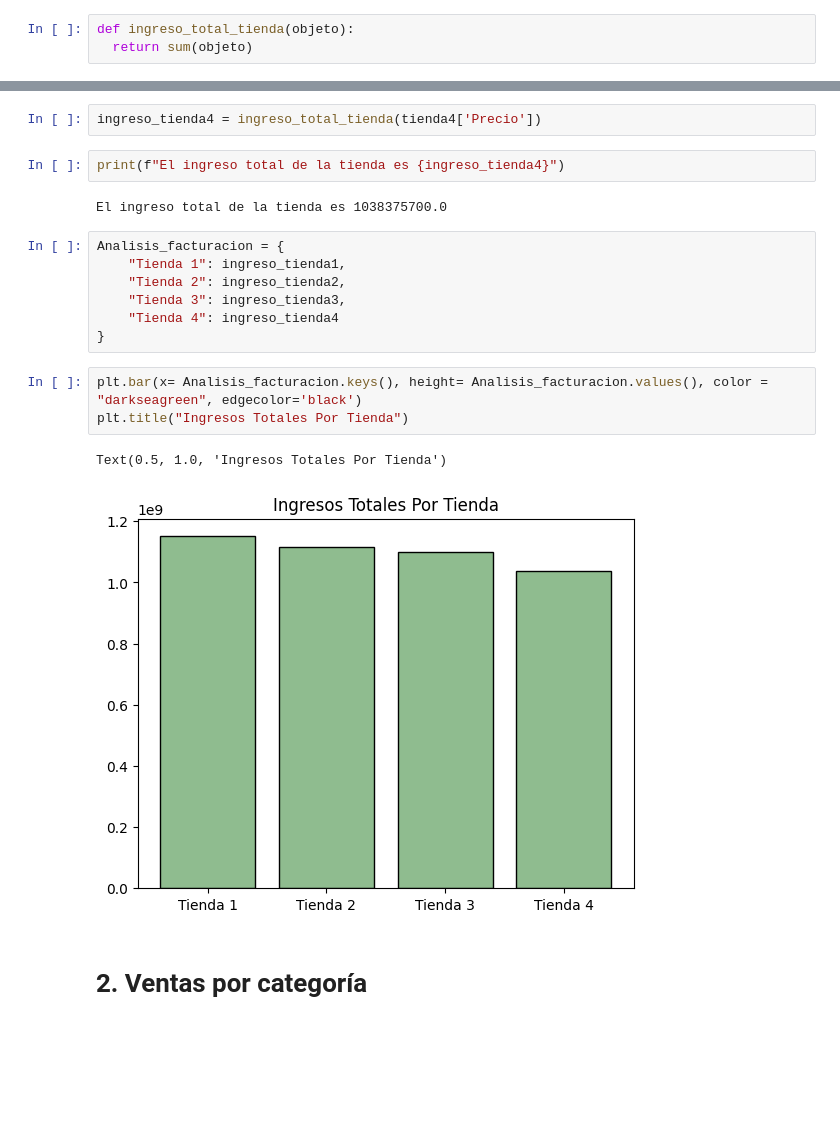
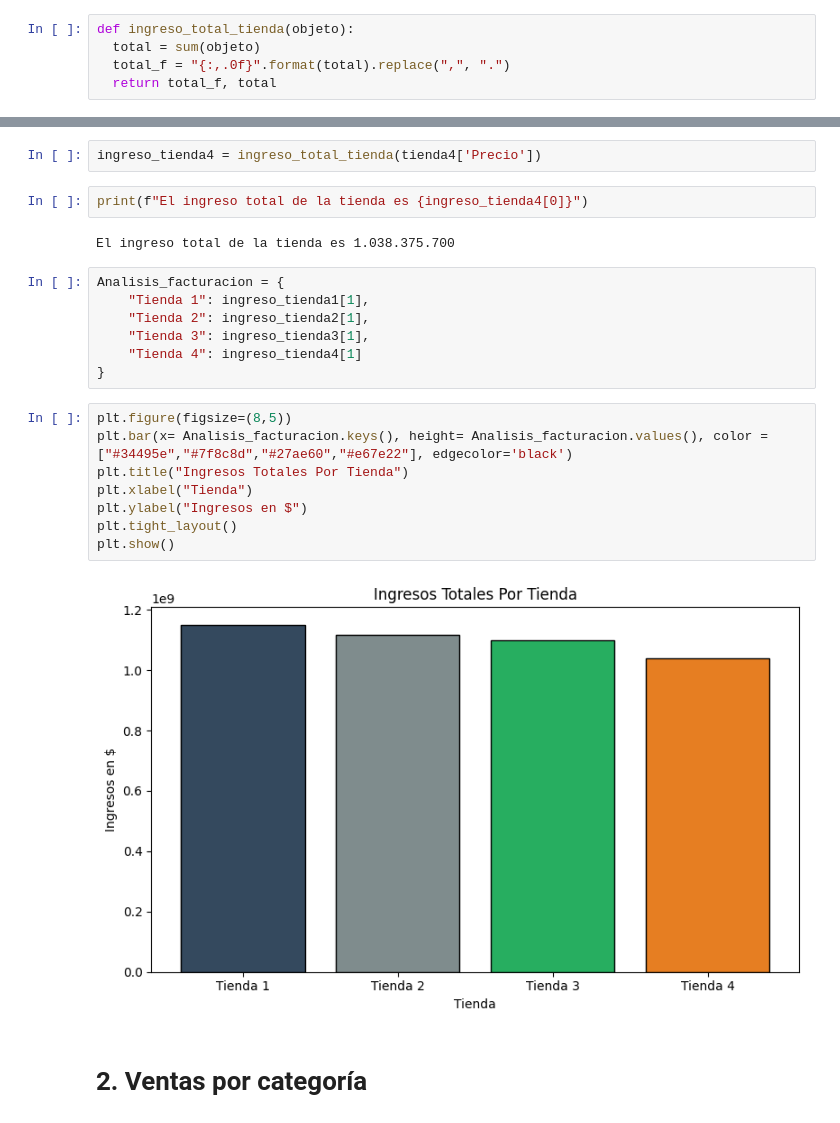
Before and after one commit to Caleb699-hub/challenge_alura_store, a Jupyter notebook: AluraStoreLatam.ipynb, the cells around one changed output, grey strips where cells are left out. Drawn from its saved outputs; the diff is of its cells as text; blank space fills up the shorter version.

```diff
--- a/AluraStoreLatam.ipynb
+++ b/AluraStoreLatam.ipynb
@@ -30,7 +30,9 @@ tienda.head()
 fUNCIÓN DE INGRSO TOTAL
 # %%
 def ingreso_total_tienda(objeto):
-  return sum(objeto)
+  total = sum(objeto)
+  total_f = "{:,.0f}".format(total).replace(",", ".")
+  return total_f, total
 # %% [markdown]
 Igreso total de la tienda 1
 # %%
@@ -59,22 +61,26 @@ Ingreso total de la tienda 4
 # %%
 ingreso_tienda4 = ingreso_total_tienda(tienda4['Precio'])
 # %%
-print(f"El ingreso total de la tienda es {ingreso_tienda4}")
+print(f"El ingreso total de la tienda es {ingreso_tienda4[0]}")
 # %% [output]
-El ingreso total de la tienda es 1038375700.0
+El ingreso total de la tienda es 1.038.375.700
 # %%
 Analisis_facturacion = {
-    "Tienda 1": ingreso_tienda1,
-    "Tienda 2": ingreso_tienda2,
-    "Tienda 3": ingreso_tienda3,
-    "Tienda 4": ingreso_tienda4
+    "Tienda 1": ingreso_tienda1[1],
+    "Tienda 2": ingreso_tienda2[1],
+    "Tienda 3": ingreso_tienda3[1],
+    "Tienda 4": ingreso_tienda4[1]
 }
 # %%
-plt.bar(x= Analisis_facturacion.keys(), height= Analisis_facturacion.values(), color = "darkseagreen", edgecolor='black')
+plt.figure(figsize=(8,5))
+plt.bar(x= Analisis_facturacion.keys(), height= Analisis_facturacion.values(), color = ["#34495e","#7f8c8d","#27ae60","#e67e22"], edgecolor='black')
 plt.title("Ingresos Totales Por Tienda")
+plt.xlabel("Tienda")
+plt.ylabel("Ingresos en $")
+plt.tight_layout()
+plt.show()
 # %% [output]
-Text(0.5, 1.0, 'Ingresos Totales Por Tienda')
-[figure, old version]
+[figure, new version]
 # %% [markdown]
 # 2. Ventas por categoría
 # %% [markdown]
```
Also changed, not shown: parts of 21 cells of this notebook.
